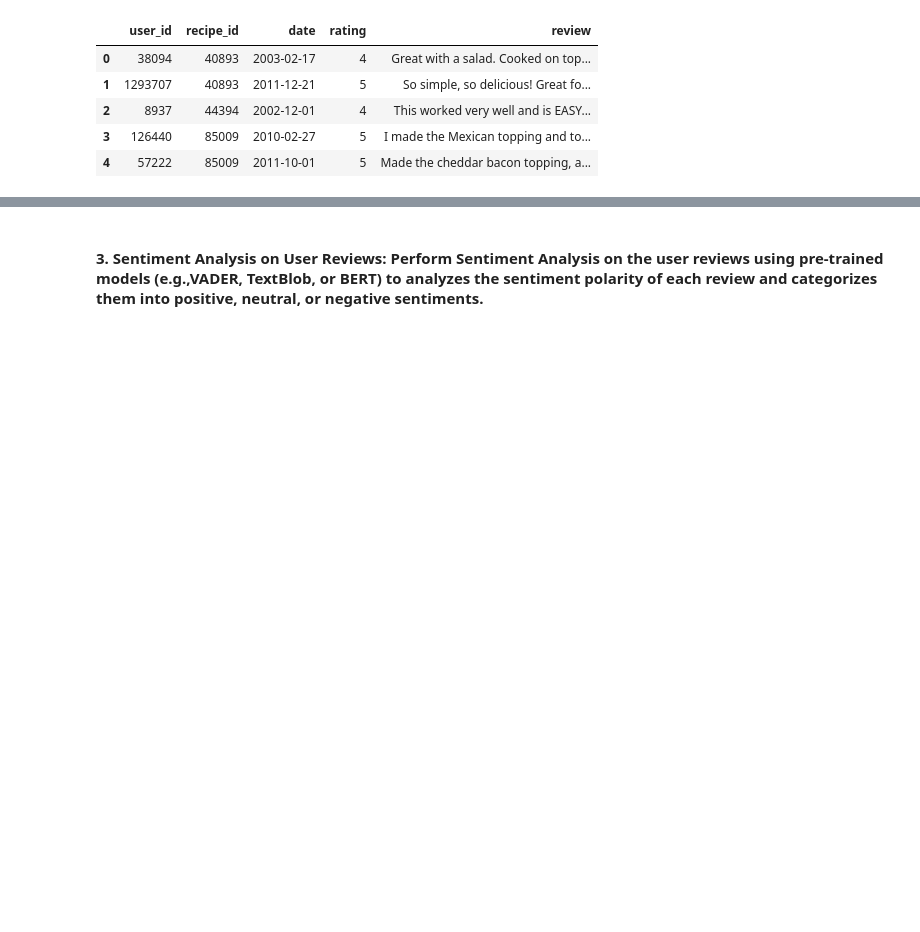
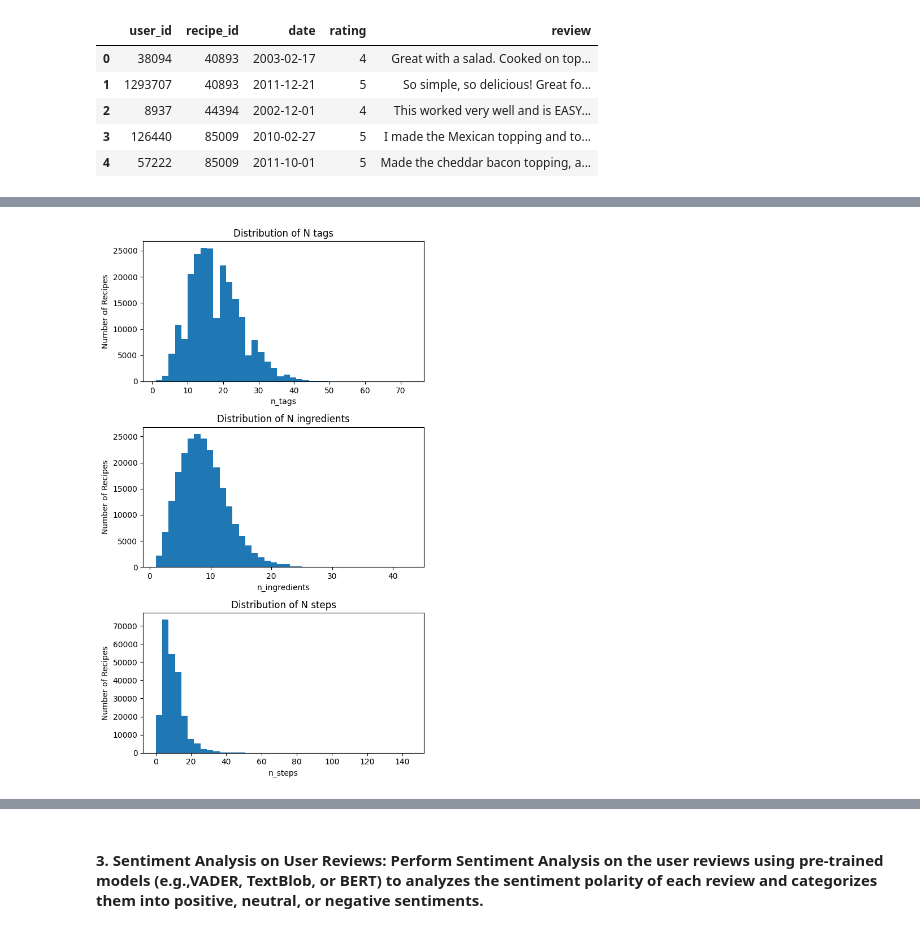
Before and after one commit to MattThePerson/NLP_Project_2024, a Jupyter notebook: pau_notebook.ipynb, the cells around one changed output, grey strips where cells are left out. Cells and saved outputs as stored; diff of their text form; code cells hidden in the pictures; blank space fills up the shorter version.

```diff
--- a/pau_notebook.ipynb
+++ b/pau_notebook.ipynb
@@ -49,0 +72,11 @@ df_interact.head()
+# %%
+fig, ax = plt.subplots(3, 1, figsize=(6, 10))
+for i, key in enumerate(['n_tags', 'n_ingredients', 'n_steps']):
+    ax[i].hist(df_recipes[key], bins=40)
+    ax[i].set_title(f'Distribution of {key.replace("_", " ").capitalize()}')
+    ax[i].set_xlabel(key)
+    ax[i].set_ylabel('Number of Recipes')
+plt.tight_layout()
+plt.show()
+# %% [output]
+[figure, added]
```
Also changed, not shown: parts of 8 cells of this notebook.
